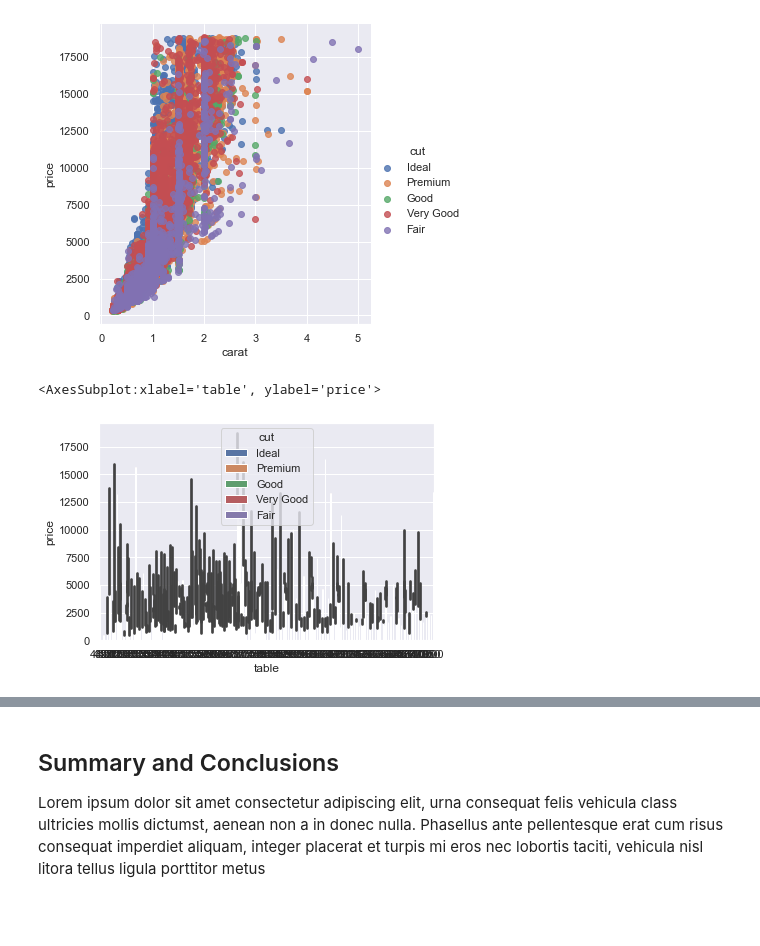
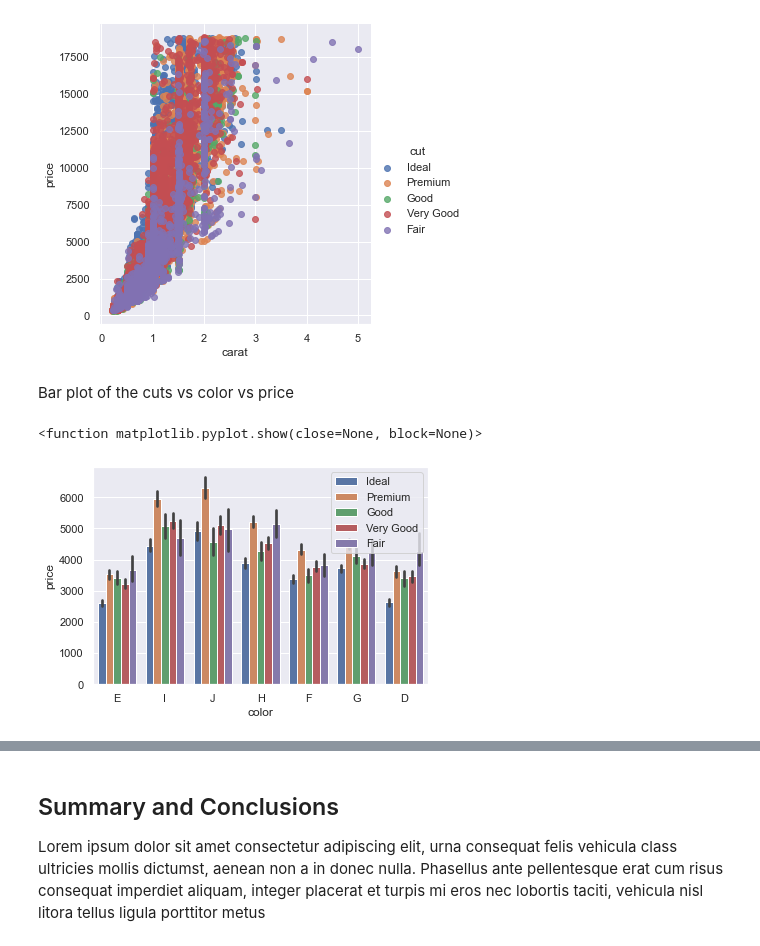
Before and after one commit to ritizzzz/math-phase1, a Jupyter notebook: phase1.ipynb, the cells around one changed output, grey strips where cells are left out. Cells and saved outputs as stored; diff of their text form; code cells hidden in the pictures; blank space fills up the shorter version.

```diff
--- a/phase1.ipynb
+++ b/phase1.ipynb
@@ -390,8 +390,12 @@ sns.lmplot(x ='carat', y ='price', data = df, fit_reg = False, hue = 'cut',)
 # %% [output]
 <seaborn.axisgrid.FacetGrid at 0x...>
 [figure]
-# %%
-sns.barplot(x = 'table',y = 'price', hue ='cut', data = df)
-# %% [output]
-<AxesSubplot:xlabel='table', ylabel='price'>
-[figure, removed]
+# %% [markdown]
+Bar plot of the cuts vs color vs price
+# %%
+sns.barplot(x = 'color',y = 'price', hue ='cut', data = df)
+plt.legend(loc = 'upper right')
+plt.show
+# %% [output]
+<function matplotlib.pyplot.show(close=None, block=None)>
+[figure, added]
```
Also changed, not shown: parts of 1 cell of this notebook.
